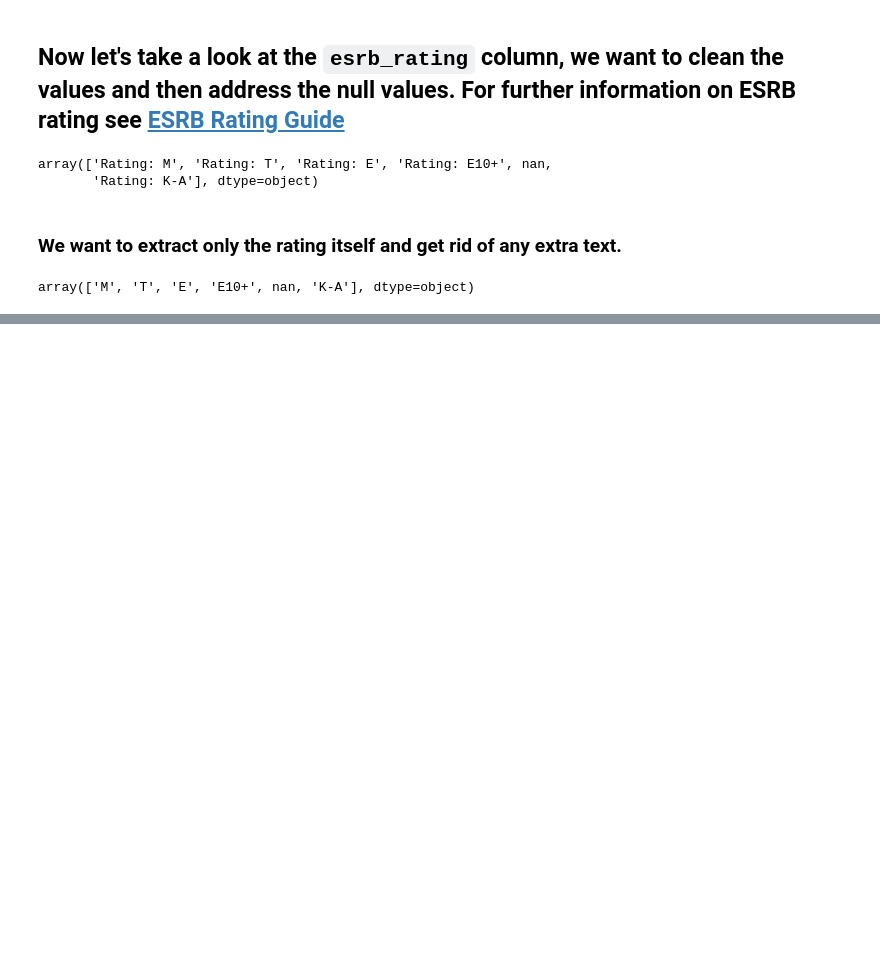
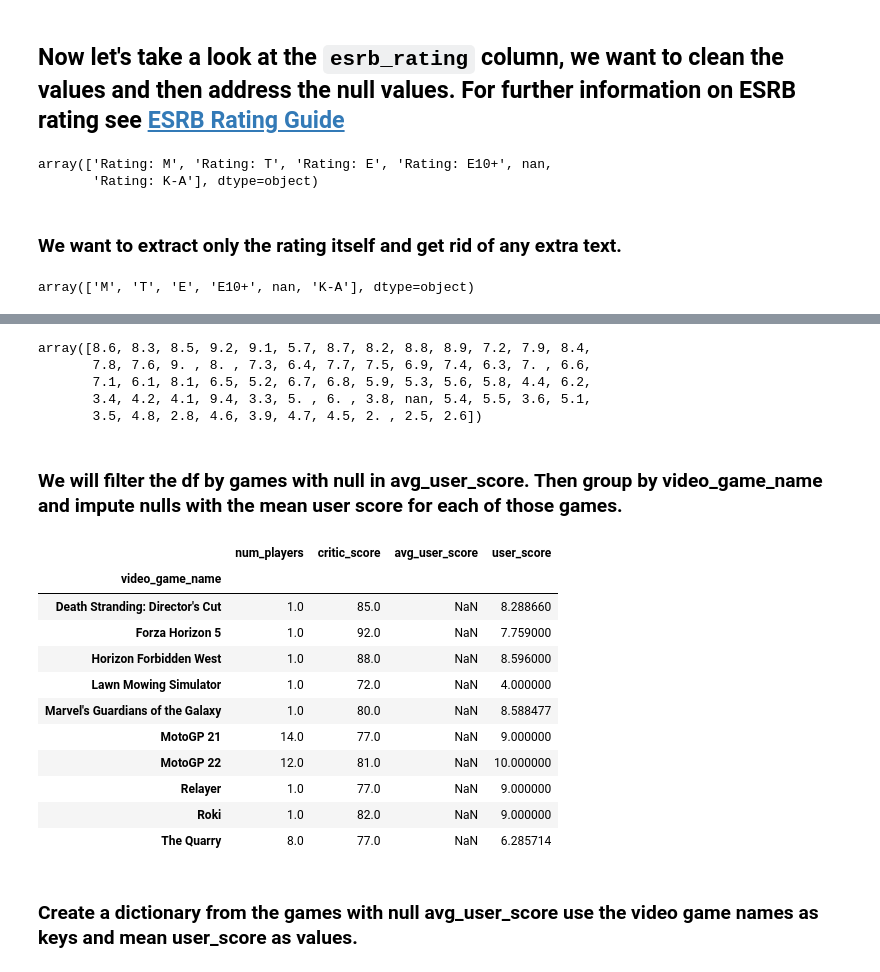
Before and after one commit to Ftrejo23/Capstone_Project_WIP, a Jupyter notebook: code/02_Data_Cleaning.ipynb, the cells around one changed output, grey strips where cells are left out. Saved outputs shown, nothing was run; the diff lists cells and outputs as text; code cells hidden in the pictures; blank space fills up the shorter version.

Commit message:
cleaned all nulls

```diff
--- a/code/02_Data_Cleaning.ipynb
+++ b/code/02_Data_Cleaning.ipynb
@@ -309,0 +322,4 @@ array(['M', 'T', 'E', 'E10+', nan, 'K-A'], dtype=object)
+# %%
+all_console_reviews['esrb_rating'] = \
+[val.replace('K-A', 'E')
+ if type(val) != float else val for val in all_console_reviews['esrb_rating']]
@@ -325,0 +362,2 @@ all_console_reviews[all_console_reviews['esrb_rating'].isna()]
+# %%
+all_console_reviews['esrb_rating'].fillna('M', inplace=True)
@@ -325,0 +393,30 @@ all_console_reviews[all_console_reviews['esrb_rating'].isna()]
+# %%
+all_console_reviews['avg_user_score'].unique()
+# %% [output]
+array([8.6, 8.3, 8.5, 9.2, 9.1, 5.7, 8.7, 8.2, 8.8, 8.9, 7.2, 7.9, 8.4,
+       7.8, 7.6, 9. , 8. , 7.3, 6.4, 7.7, 7.5, 6.9, 7.4, 6.3, 7. , 6.6,
+       7.1, 6.1, 8.1, 6.5, 5.2, 6.7, 6.8, 5.9, 5.3, 5.6, 5.8, 4.4, 6.2,
+       3.4, 4.2, 4.1, 9.4, 3.3, 5. , 6. , 3.8, nan, 5.4, 5.5, 3.6, 5.1,
+       3.5, 4.8, 2.8, 4.6, 3.9, 4.7, 4.5, 2. , 2.5, 2.6])
+# %% [markdown]
+### We will filter the df by games with null in avg_user_score. Then group by video_game_name and impute nulls with the mean user score for each of those games.
+# %%
+null_avg_user_score = all_console_reviews[all_console_reviews['avg_user_score'].isnull()]
+vg_groupby_df = null_avg_user_score.groupby('video_game_name').mean()
+# %%
+vg_groupby_df
+# %% [output]
+|  | num_players | critic_score | avg_user_score | user_score |
+| video_game_name |  |  |  |  |
+| Death Stranding: Director's Cut | 1.0 | 85.0 | NaN | 8.288660 |
+| Forza Horizon 5 | 1.0 | 92.0 | NaN | 7.759000 |
+| Horizon Forbidden West | 1.0 | 88.0 | NaN | 8.596000 |
+| Lawn Mowing Simulator | 1.0 | 72.0 | NaN | 4.000000 |
+| Marvel's Guardians of the Galaxy | 1.0 | 80.0 | NaN | 8.588477 |
+| MotoGP 21 | 14.0 | 77.0 | NaN | 9.000000 |
+| MotoGP 22 | 12.0 | 81.0 | NaN | 10.000000 |
+| Relayer | 1.0 | 77.0 | NaN | 9.000000 |
+| Roki | 1.0 | 82.0 | NaN | 9.000000 |
+| The Quarry | 8.0 | 77.0 | NaN | 6.285714 |
+# %% [markdown]
+### Create a dictionary from the games with null avg_user_score use the video game names as keys and mean user_score as values.
```
Also changed, not shown: parts of 21 cells of this notebook.
